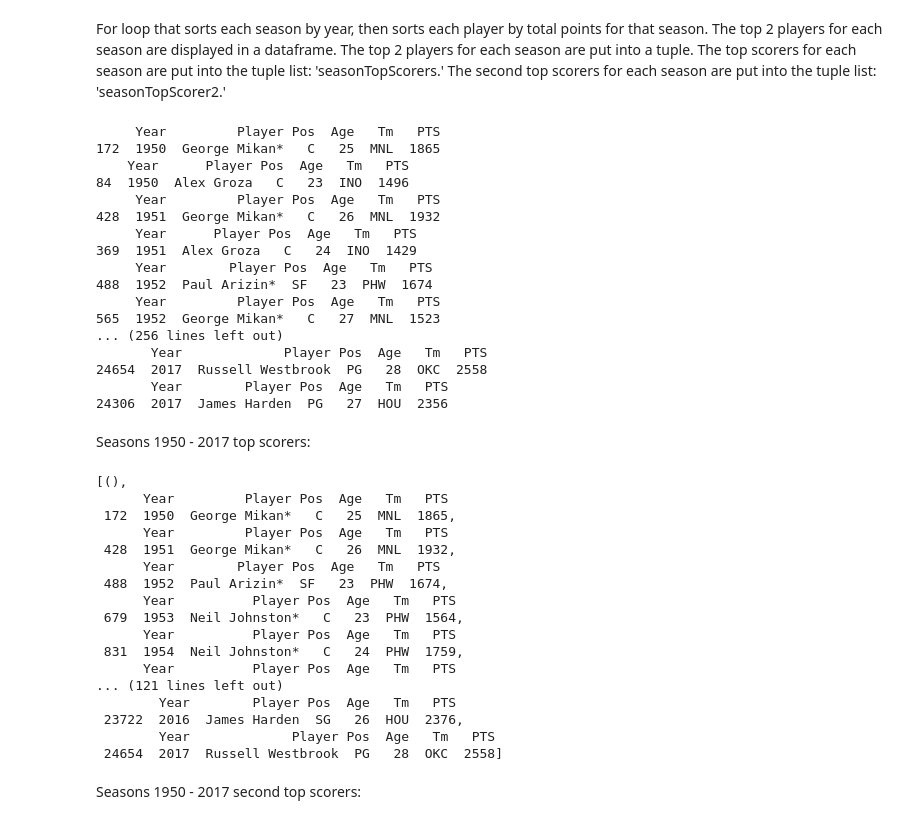
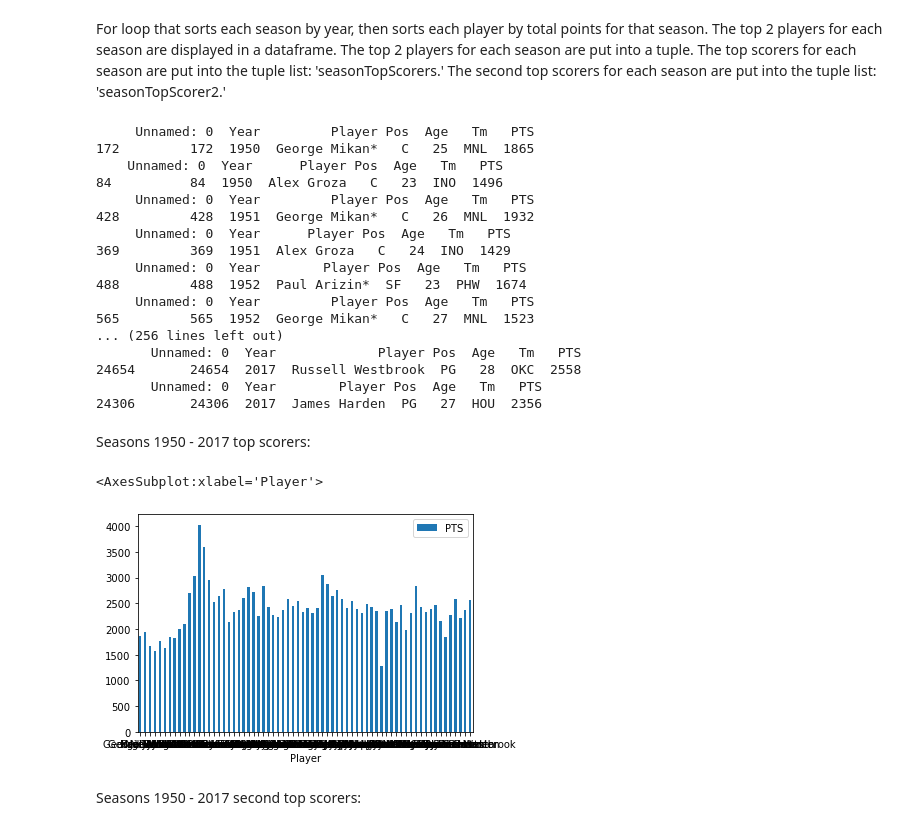
Before and after one commit to timothy7walker/NBA-s-Top-Scorers, a Jupyter notebook: TimothyWalkerNBA.ipynb, the cells around one changed output. Saved outputs shown, nothing was run; the diff lists cells and outputs as text; code cells hidden in the pictures.

Commit message:
Data update
Update to format top shooter data for graph plotting. Update Python version: 3.9.12

```diff
--- a/TimothyWalkerNBA.ipynb
+++ b/TimothyWalkerNBA.ipynb
@@ -259,55 +259,43 @@ for player in playerDatalib:
 # %% [markdown]
 For loop that sorts each season by year, then sorts each player by total points for that season. The top 2 players for each season are displayed in a dataframe. The top 2 players for each season are put into a tuple. The top scorers for each season are put into the tuple list: 'seasonTopScorers.' The second top scorers for each season are put into the tuple list: 'seasonTopScorer2.'
 # %%
-seasonTopScorer = [()]
-seasonTopScorer2 = [()]
+seasonTopScorer = []
+seasonTopScorer2 = []
 for year in range(1950,2018):
     currentYear = seasonByYear.loc[seasonByYear['Year'] == year]
     pointSort = currentYear.sort_values(by = 'PTS', ascending=False)
-    seasonTopScorer.append(pointSort.iloc[[0], [1, 2, 3, 4, 5, 6]])
-    seasonTopScorer2.append(pointSort.iloc[[1], [1, 2, 3, 4, 5, 6]])
-    print(pointSort.iloc[[0], [1, 2, 3, 4, 5, 6]])
-    print(pointSort.iloc[[1], [1, 2, 3, 4, 5, 6]])
+    seasonTopScorer.append(pointSort.iloc[[0]])
+    seasonTopScorer2.append(pointSort.iloc[[1]])
+    print(pointSort.iloc[[0]])
+    print(pointSort.iloc[[1]])
 # %% [output]
-     Year         Player Pos  Age   Tm   PTS
-172  1950  George Mikan*   C   25  MNL  1865
-    Year      Player Pos  Age   Tm   PTS
-84  1950  Alex Groza   C   23  INO  1496
-     Year         Player Pos  Age   Tm   PTS
-428  1951  George Mikan*   C   26  MNL  1932
-     Year      Player Pos  Age   Tm   PTS
-369  1951  Alex Groza   C   24  INO  1429
-     Year        Player Pos  Age   Tm   PTS
-488  1952  Paul Arizin*  SF   23  PHW  1674
-     Year         Player Pos  Age   Tm   PTS
-565  1952  George Mikan*   C   27  MNL  1523
+     Unnamed: 0  Year         Player Pos  Age   Tm   PTS
+172         172  1950  George Mikan*   C   25  MNL  1865
+    Unnamed: 0  Year      Player Pos  Age   Tm   PTS
+84          84  1950  Alex Groza   C   23  INO  1496
+     Unnamed: 0  Year         Player Pos  Age   Tm   PTS
+428         428  1951  George Mikan*   C   26  MNL  1932
+     Unnamed: 0  Year      Player Pos  Age   Tm   PTS
+369         369  1951  Alex Groza   C   24  INO  1429
+     Unnamed: 0  Year        Player Pos  Age   Tm   PTS
+488         488  1952  Paul Arizin*  SF   23  PHW  1674
+     Unnamed: 0  Year         Player Pos  Age   Tm   PTS
+565         565  1952  George Mikan*   C   27  MNL  1523
 ... (256 lines left out)
-       Year             Player Pos  Age   Tm   PTS
-24654  2017  Russell Westbrook  PG   28  OKC  2558
-       Year        Player Pos  Age   Tm   PTS
-24306  2017  James Harden  PG   27  HOU  2356
+       Unnamed: 0  Year             Player Pos  Age   Tm   PTS
+24654       24654  2017  Russell Westbrook  PG   28  OKC  2558
+       Unnamed: 0  Year        Player Pos  Age   Tm   PTS
+24306       24306  2017  James Harden  PG   27  HOU  2356
 # %% [markdown]
 Seasons 1950 - 2017 top scorers:
-# %%
-seasonTopScorer
-# %% [output]
-[(),
-      Year         Player Pos  Age   Tm   PTS
- 172  1950  George Mikan*   C   25  MNL  1865,
-      Year         Player Pos  Age   Tm   PTS
- 428  1951  George Mikan*   C   26  MNL  1932,
-      Year        Player Pos  Age   Tm   PTS
- 488  1952  Paul Arizin*  SF   23  PHW  1674,
-      Year          Player Pos  Age   Tm   PTS
- 679  1953  Neil Johnston*   C   23  PHW  1564,
-      Year          Player Pos  Age   Tm   PTS
- 831  1954  Neil Johnston*   C   24  PHW  1759,
-      Year          Player Pos  Age   Tm   PTS
-... (121 lines left out)
-        Year        Player Pos  Age   Tm   PTS
- 23722  2016  James Harden  SG   26  HOU  2376,
-        Year             Player Pos  Age   Tm   PTS
- 24654  2017  Russell Westbrook  PG   28  OKC  2558]
+# %%
+type(seasonTopScorer[0])
+df = pd.concat(seasonTopScorer)
+df
+df.plot.bar(x='Player', y='PTS', rot=0)
+# %% [output]
+<AxesSubplot:xlabel='Player'>
+[figure, added]
 # %% [markdown]
 Seasons 1950 - 2017 second top scorers:
 # %%
```
Also changed, not shown: parts of 2 cells of this notebook, 1 other file.
